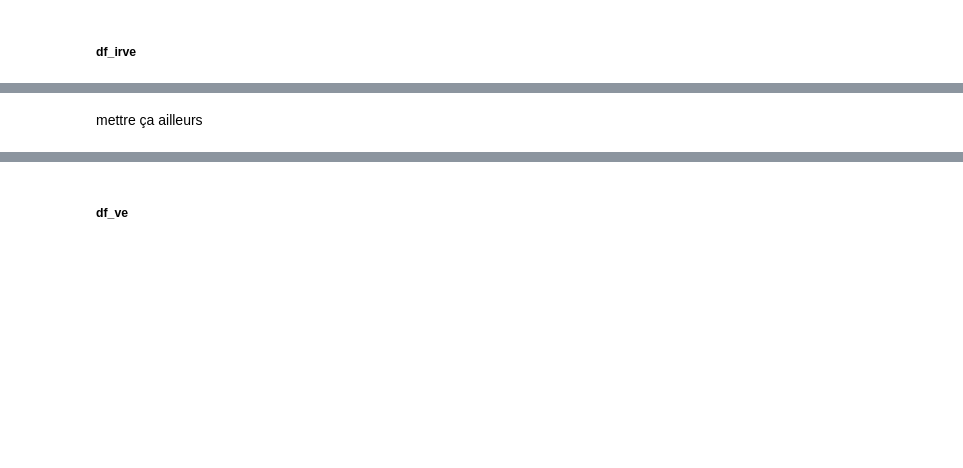
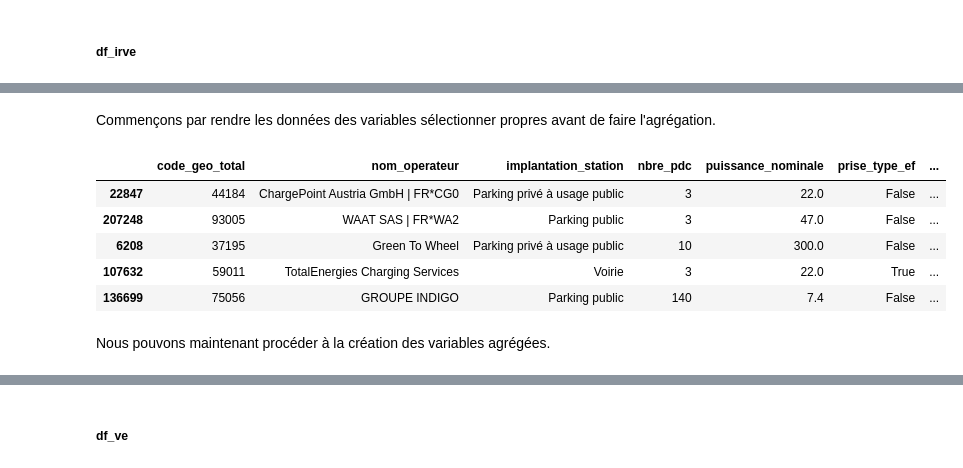
Before and after one commit to Laurine-ensai/projet_python_pour_la_data_science, a Jupyter notebook: preparation_data.ipynb, the cells around one changed output, grey strips where cells are left out. Drawn from its saved outputs; the diff is of its cells as text; code cells hidden in the pictures; blank space fills up the shorter version.

```diff
--- a/preparation_data.ipynb
+++ b/preparation_data.ipynb
@@ -123,5 +227,17 @@ Ici, l'objectif est de mesurer l'offre de recharge par commune. Comme il peut y
+# %% [markdown]
+Commençons par rendre les données des variables sélectionner propres avant de faire l'agrégation.
 # %%
-from src.nouvelles_variables import creer_features_irve
+from src.nouvelles_variables import clean_irve_variables_finales
+
+df_filtre = clean_irve_variables_finales(df_irve)
+df_filtre.sample(5)
+# %% [output]
+|  | code_geo_total | nom_operateur | implantation_station | nbre_pdc | puissance_nominale | prise_type_ef | ... |
+| 22847 | 44184 | ChargePoint Austria GmbH | FR*CG0 | Parking privé à usage public | 3 | 22.0 | False | ... |
+| 207248 | 93005 | WAAT SAS | FR*WA2 | Parking public | 3 | 47.0 | False | ... |
+| 6208 | 37195 | Green To Wheel | Parking privé à usage public | 10 | 300.0 | False | ... |
+| 107632 | 59011 | TotalEnergies Charging Services | Voirie | 3 | 22.0 | True | ... |
+| 136699 | 75056 | GROUPE INDIGO | Parking public | 140 | 7.4 | False | ... |
 # %% [markdown]
-mettre ça ailleurs
+Nous pouvons maintenant procéder à la création des variables agrégées.
 # %%
```
Also changed, not shown: parts of 27 cells of this notebook, 2 other files.
